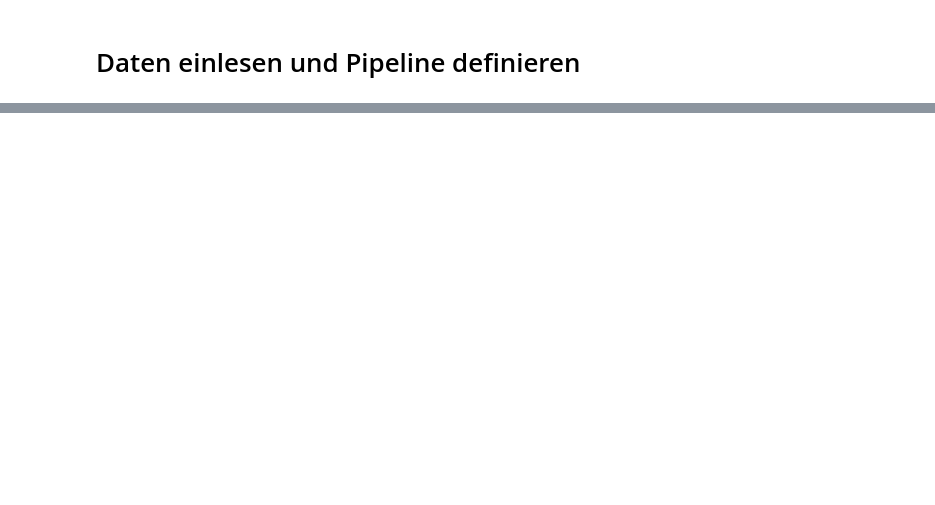
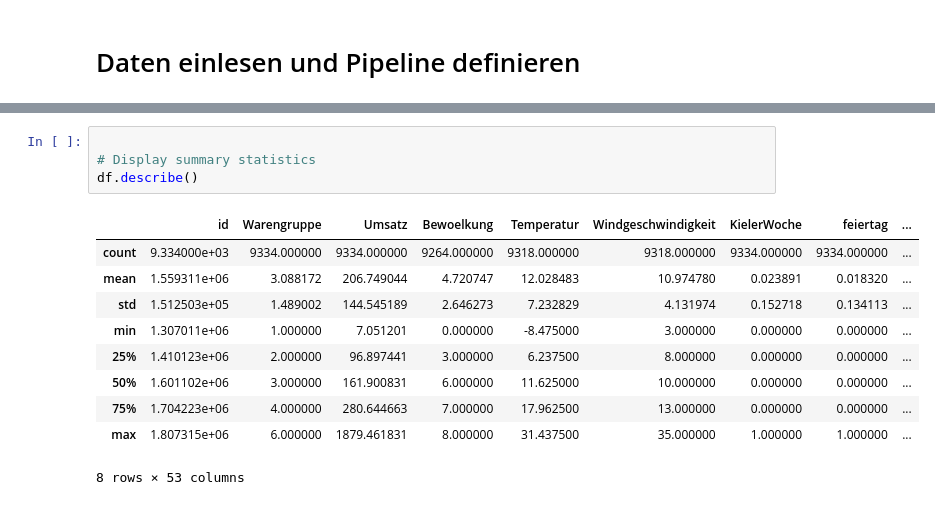
Before and after one commit to AI-sInA/Data-Science-und-ML-Team-9, a Jupyter notebook: 1_DatasetCharacteristics/team9_dataset_eval.ipynb, the cells around one changed output, grey strips where cells are left out. Saved outputs shown, nothing was run; the diff lists cells and outputs as text; blank space fills up the shorter version.

```diff
--- a/1_DatasetCharacteristics/team9_dataset_eval.ipynb
+++ b/1_DatasetCharacteristics/team9_dataset_eval.ipynb
@@ -83,0 +129,15 @@ preprocessor = ColumnTransformer(
+# %%
+
+# Display summary statistics
+df.describe()
+# %% [output]
+|  | id | Warengruppe | Umsatz | Bewoelkung | Temperatur | Windgeschwindigkeit | KielerWoche | feiertag | ... |
+| count | 9.334000e+03 | 9334.000000 | 9334.000000 | 9264.000000 | 9318.000000 | 9318.000000 | 9334.000000 | 9334.000000 | ... |
+| mean | 1.559311e+06 | 3.088172 | 206.749044 | 4.720747 | 12.028483 | 10.974780 | 0.023891 | 0.018320 | ... |
+| std | 1.512503e+05 | 1.489002 | 144.545189 | 2.646273 | 7.232829 | 4.131974 | 0.152718 | 0.134113 | ... |
+| min | 1.307011e+06 | 1.000000 | 7.051201 | 0.000000 | -8.475000 | 3.000000 | 0.000000 | 0.000000 | ... |
+| 25% | 1.410123e+06 | 2.000000 | 96.897441 | 3.000000 | 6.237500 | 8.000000 | 0.000000 | 0.000000 | ... |
+| 50% | 1.601102e+06 | 3.000000 | 161.900831 | 6.000000 | 11.625000 | 10.000000 | 0.000000 | 0.000000 | ... |
+| 75% | 1.704223e+06 | 4.000000 | 280.644663 | 7.000000 | 17.962500 | 13.000000 | 0.000000 | 0.000000 | ... |
+| max | 1.807315e+06 | 6.000000 | 1879.461831 | 8.000000 | 31.437500 | 35.000000 | 1.000000 | 1.000000 | ... |
+8 rows × 53 columns
```
Also changed, not shown: parts of 6 cells of this notebook, 9 other files.
